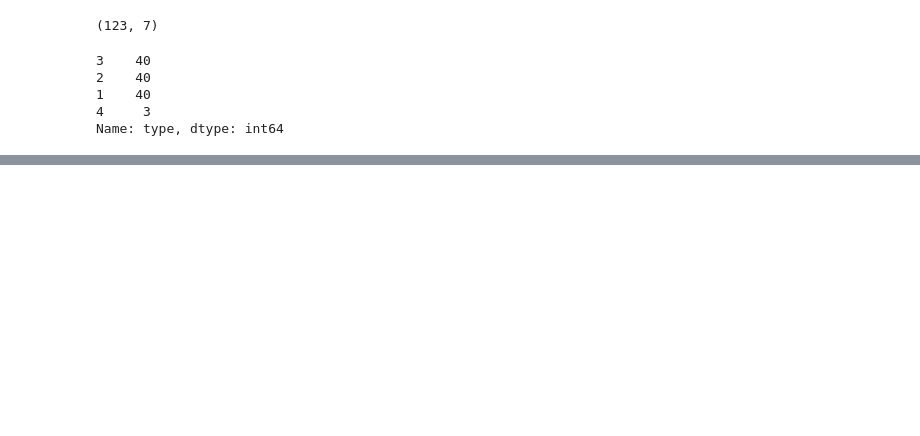
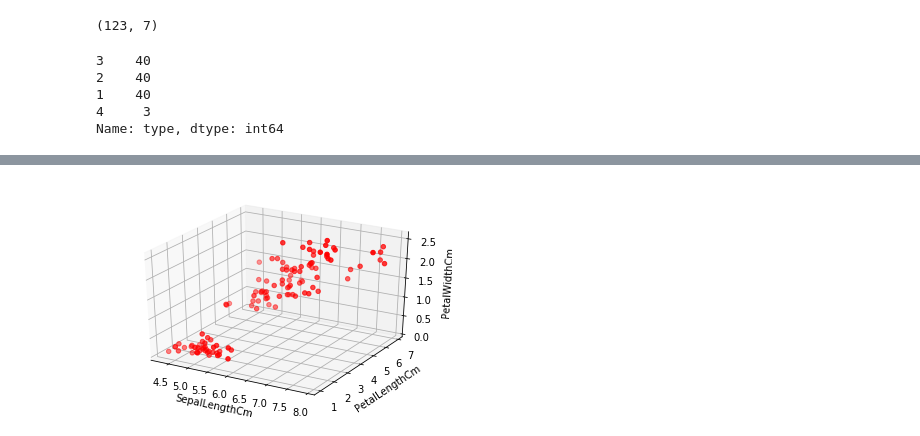
Before and after one commit to TofuLin/AIA_homework, a Jupyter notebook: AIA_homework/AIA_Homework.ipynb, the cells around one changed output, grey strips where cells are left out. Saved outputs shown, nothing was run; the diff lists cells and outputs as text; code cells hidden in the pictures; blank space fills up the shorter version.

```diff
--- a/AIA_homework/AIA_Homework.ipynb
+++ b/AIA_homework/AIA_Homework.ipynb
@@ -51,0 +54,22 @@ Name: type, dtype: int64
+# %%
+from mpl_toolkits.mplot3d import Axes3D
+import matplotlib.pyplot as plt
+
+fig=plt.figure()
+ax=fig.add_subplot(111, projection='3d')
+
+x=data["SepalLengthCm"]
+y=data["PetalLengthCm"]
+z=data["PetalWidthCm"]
+
+#color=("Iris-setosa", "Iris-virginica", "Iris-versicolor")
+#color=['Iris-setosa', 'Iris-virginica', 'Iris-versicolor']
+ax.scatter(x,y,z,c='r',marker='o');
+
+ax.set_xlabel('SepalLengthCm')
+ax.set_ylabel('PetalLengthCm')
+ax.set_zlabel('PetalWidthCm')
+
+plt.show()
+# %% [output]
+[figure, added]
```
Also changed, not shown: parts of 25 cells of this notebook, 2 other files.
